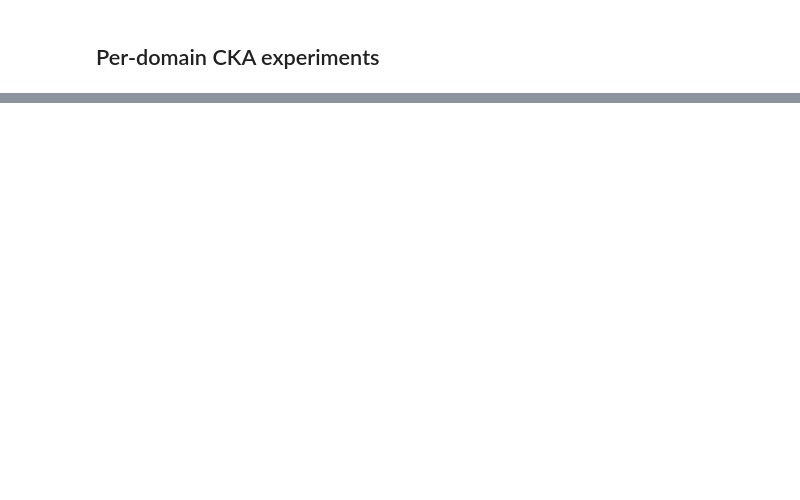
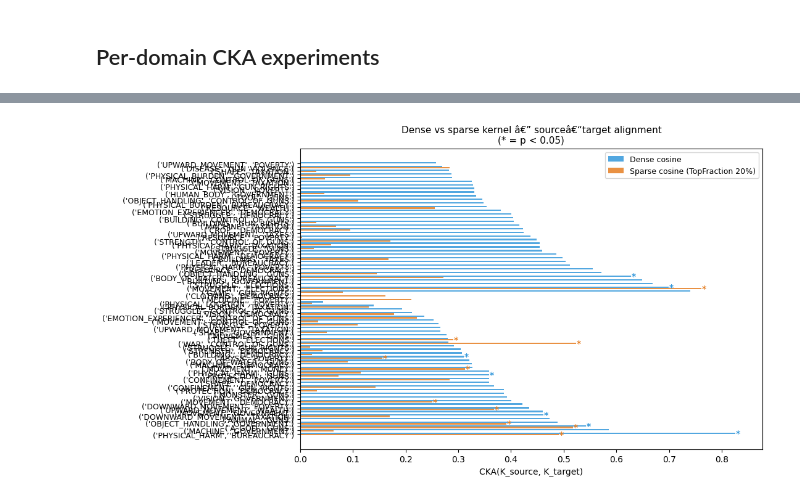
Before and after one commit to afjal4/intrarepresentational-alignment, a Jupyter notebook: main.ipynb, the cells around one changed output, grey strips where cells are left out. Cells and saved outputs as stored; diff of their text form; code cells hidden in the pictures; blank space fills up the shorter version.

```diff
--- a/main.ipynb
+++ b/main.ipynb
@@ -211,0 +357,33 @@ plt.show()
+# %%
+import matplotlib.pyplot as plt
+import numpy as np
+
+shared_sorted = sorted(domain_results, key=lambda d: domain_results[d].observed, reverse=True)
+
+dense_scores  = [domain_results[d].observed for d in shared_sorted]
+sparse_scores = [sparse_results[d].observed for d in shared_sorted]
+dense_p       = [domain_results[d].p_value  for d in shared_sorted]
+sparse_p      = [sparse_results[d].p_value  for d in shared_sorted]
+
+y, h = np.arange(len(shared_sorted)), 0.38
+
+fig, ax = plt.subplots(figsize=(11, 6))
+ax.barh(y + h/2, dense_scores,  h, color="#3498db", alpha=0.85, label="Dense cosine")
+ax.barh(y - h/2, sparse_scores, h, color="#e67e22", alpha=0.85, label=f"Sparse cosine (TopFraction {int(EDGE_FRACTION*100)}%)")
+
+for i, (ds, ss, dp, sp) in enumerate(zip(dense_scores, sparse_scores, dense_p, sparse_p)):
+    if dp < 0.05:
+        ax.text(ds + 0.001, i + h/2, "*", va="center", color="#3498db", fontweight="bold")
+    if sp < 0.05:
+        ax.text(ss + 0.001, i - h/2, "*", va="center", color="#e67e22", fontweight="bold")
+
+ax.set_yticks(y)
+ax.set_yticklabels(shared_sorted, fontsize=9)
+ax.set_xlabel("CKA(K_source, K_target)", fontsize=10)
+ax.set_title(f"Dense vs sparse kernel â€” sourceâ€“target alignment\n(* = p < 0.05)", fontsize=11)
+ax.set_xlim(left=0)
+ax.legend(fontsize=9)
+plt.tight_layout()
+plt.show()
+# %% [output]
+[figure, added]
```
Also changed, not shown: parts of 13 cells of this notebook, 7 other files.
